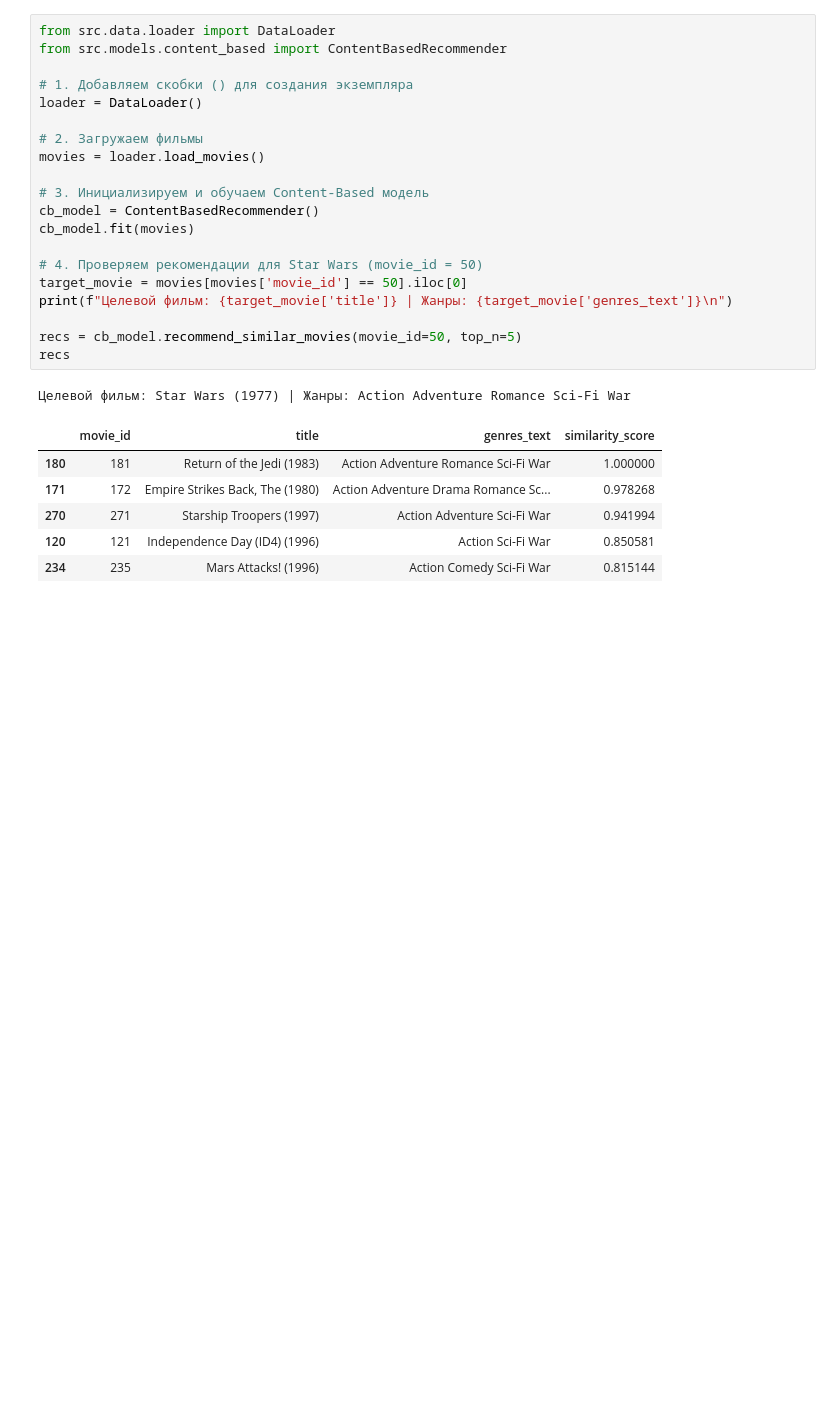
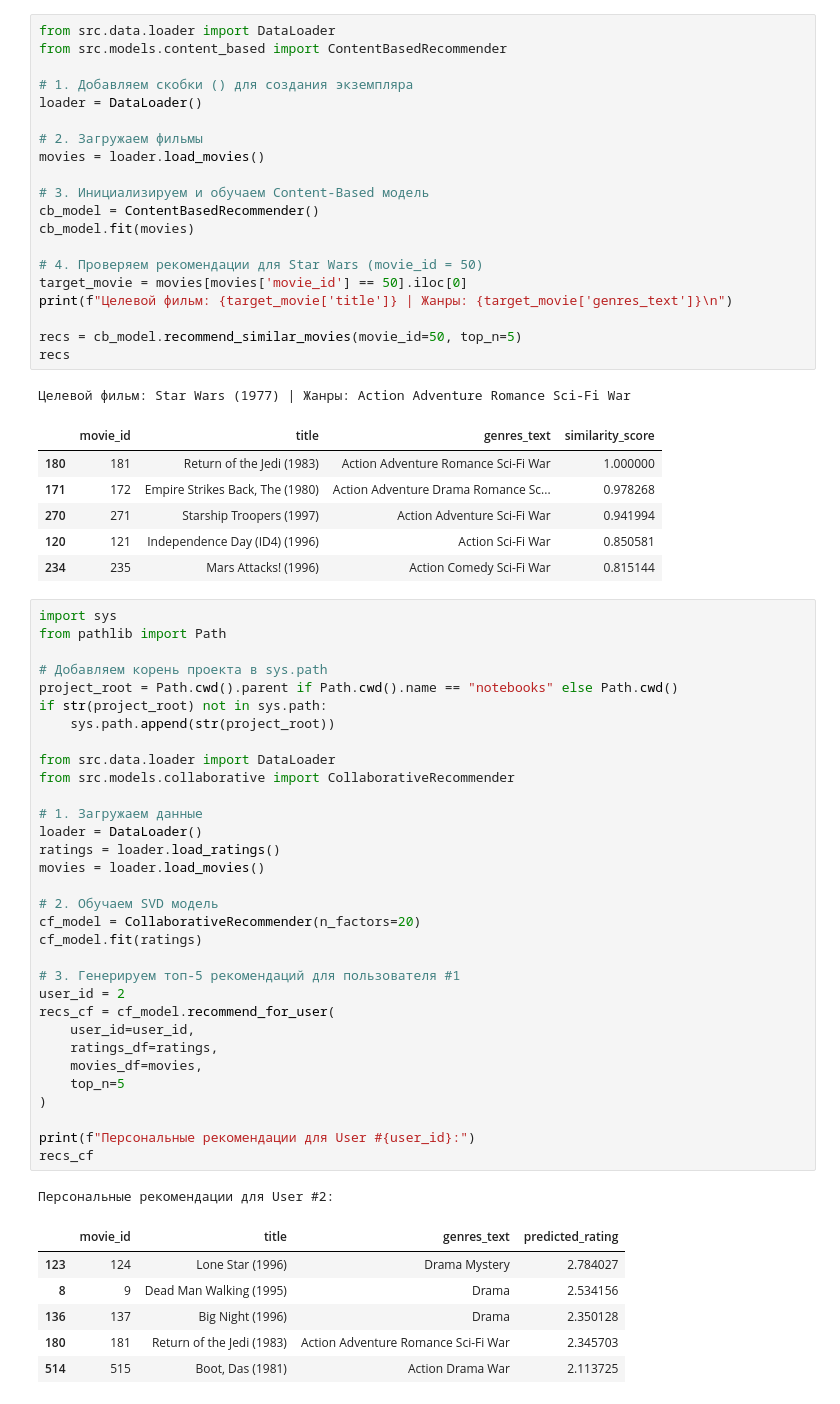
Before and after one commit to Klim783/Movie-recommendation-system, a Jupyter notebook: notebooks/01_eda_and_exploration.ipynb, the cells around one changed output. Saved outputs shown, nothing was run; the diff lists cells and outputs as text; blank space fills up the shorter version.

Commit message:
add collaborative model for personalized users recommendations

```diff
--- a/notebooks/01_eda_and_exploration.ipynb
+++ b/notebooks/01_eda_and_exploration.ipynb
@@ -89,3 +89,43 @@ recs
 | 270 | 271 | Starship Troopers (1997) | Action Adventure Sci-Fi War | 0.941994 |
 | 120 | 121 | Independence Day (ID4) (1996) | Action Sci-Fi War | 0.850581 |
 | 234 | 235 | Mars Attacks! (1996) | Action Comedy Sci-Fi War | 0.815144 |
+# %%
+import sys
+from pathlib import Path
+
+# Добавляем корень проекта в sys.path
+project_root = Path.cwd().parent if Path.cwd().name == "notebooks" else Path.cwd()
+if str(project_root) not in sys.path:
+    sys.path.append(str(project_root))
+
+from src.data.loader import DataLoader
+from src.models.collaborative import CollaborativeRecommender
+
+# 1. Загружаем данные
+loader = DataLoader()
+ratings = loader.load_ratings()
+movies = loader.load_movies()
+
+# 2. Обучаем SVD модель
+cf_model = CollaborativeRecommender(n_factors=20)
+cf_model.fit(ratings)
+
+# 3. Генерируем топ-5 рекомендаций для пользователя #1
+user_id = 2
+recs_cf = cf_model.recommend_for_user(
+    user_id=user_id,
+    ratings_df=ratings,
+    movies_df=movies,
+    top_n=5
+)
+
+print(f"Персональные рекомендации для User #{user_id}:")
+recs_cf
+# %% [output]
+Персональные рекомендации для User #2:
+|  | movie_id | title | genres_text | predicted_rating |
+| 123 | 124 | Lone Star (1996) | Drama Mystery | 2.784027 |
+| 8 | 9 | Dead Man Walking (1995) | Drama | 2.534156 |
+| 136 | 137 | Big Night (1996) | Drama | 2.350128 |
+| 180 | 181 | Return of the Jedi (1983) | Action Adventure Romance Sci-Fi War | 2.345703 |
+| 514 | 515 | Boot, Das (1981) | Action Drama War | 2.113725 |
```
Also changed, not shown: 1 other file.
